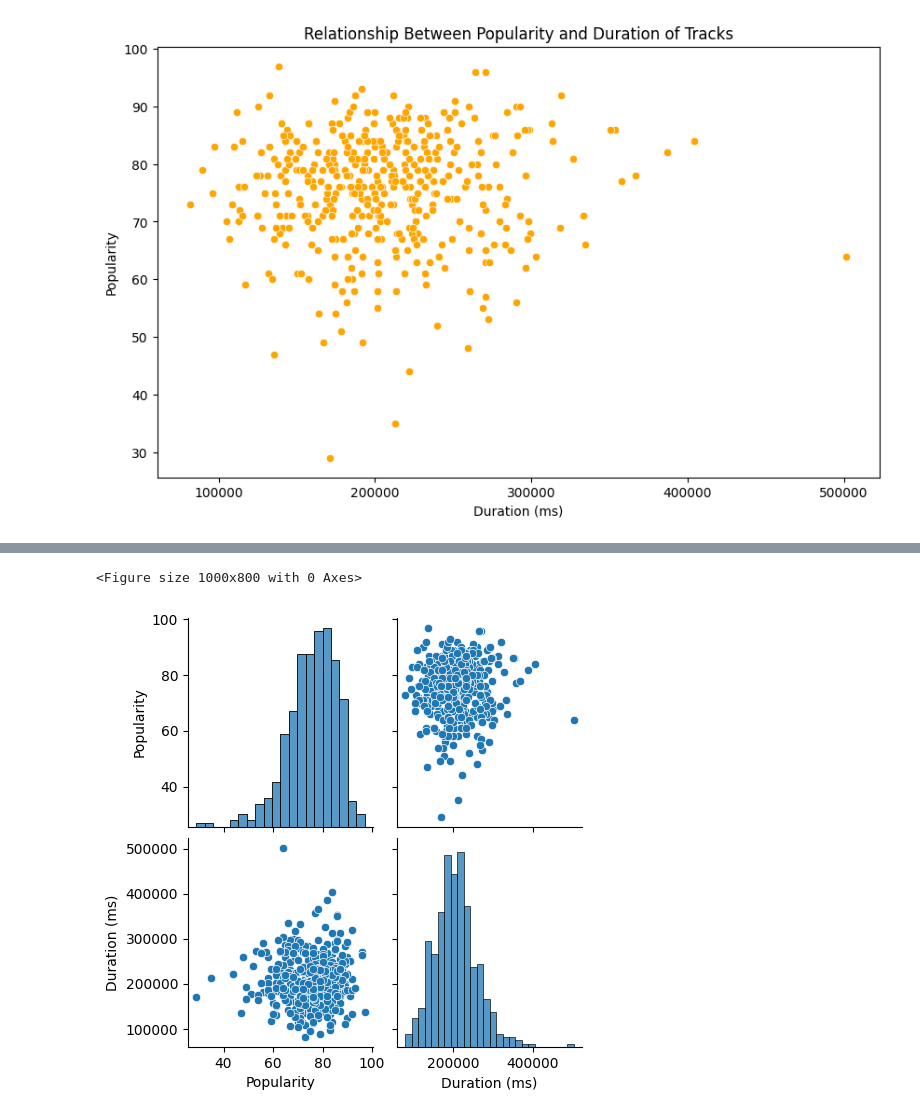
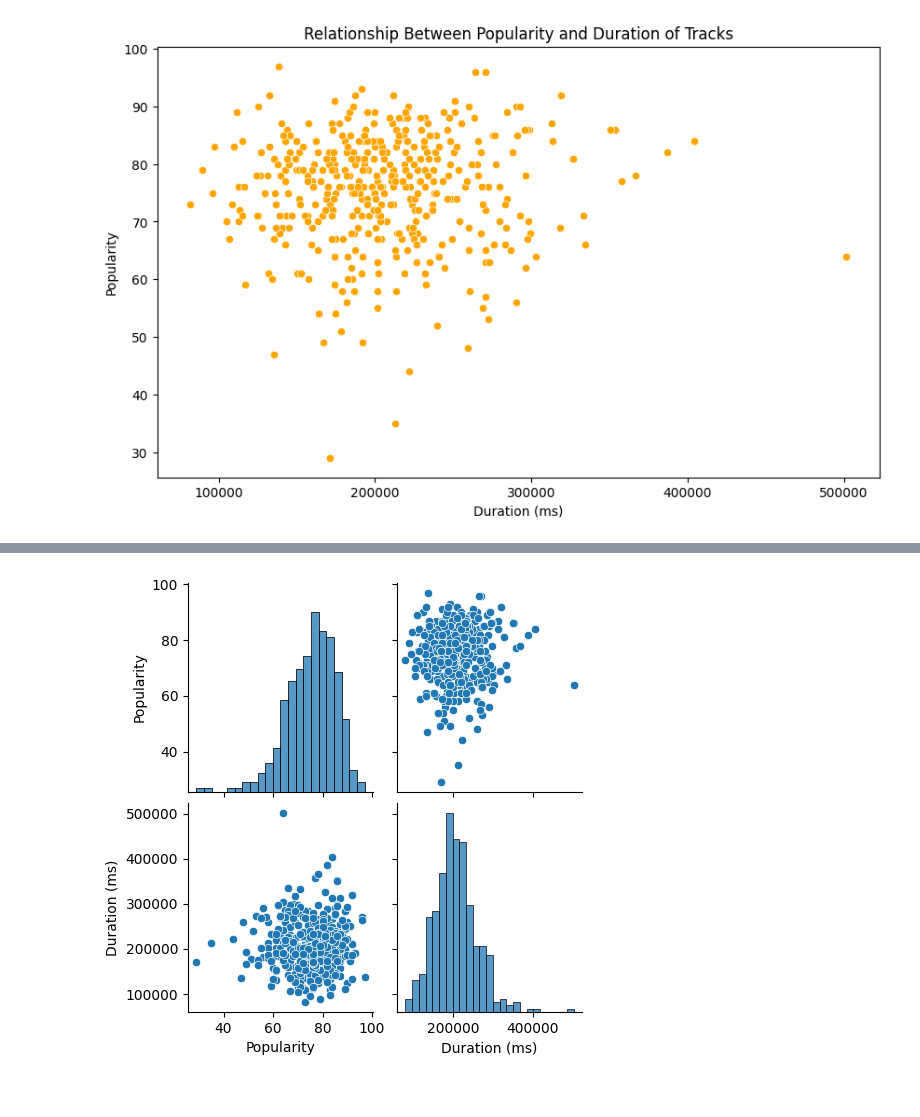
Before and after one commit to soMukh/EDA, a Jupyter notebook: EDA.ipynb, the cells around one changed output, grey strips where cells are left out. Drawn from its saved outputs; the diff is of its cells as text; code cells hidden in the pictures.

```diff
--- a/EDA.ipynb
+++ b/EDA.ipynb
@@ -1007,9 +1043,8 @@ Most popular tracks for each of the top 5 most popular artists:
 # %%
 # 8. Visualize relationships between multiple numerical variables simultaneously using a pair plot.
 
 numerical_columns=dataset_4.select_dtypes(include=['int64','float64'])
-sns.pairplot(dataset_4,hue='')
+sns.pairplot(numerical_columns)
 plt.show()
 # %% [output]
-<Figure size 1000x800 with 0 Axes>
-[figure, old version]
+[figure, new version]
```
Also changed, not shown: parts of 9 cells of this notebook.
